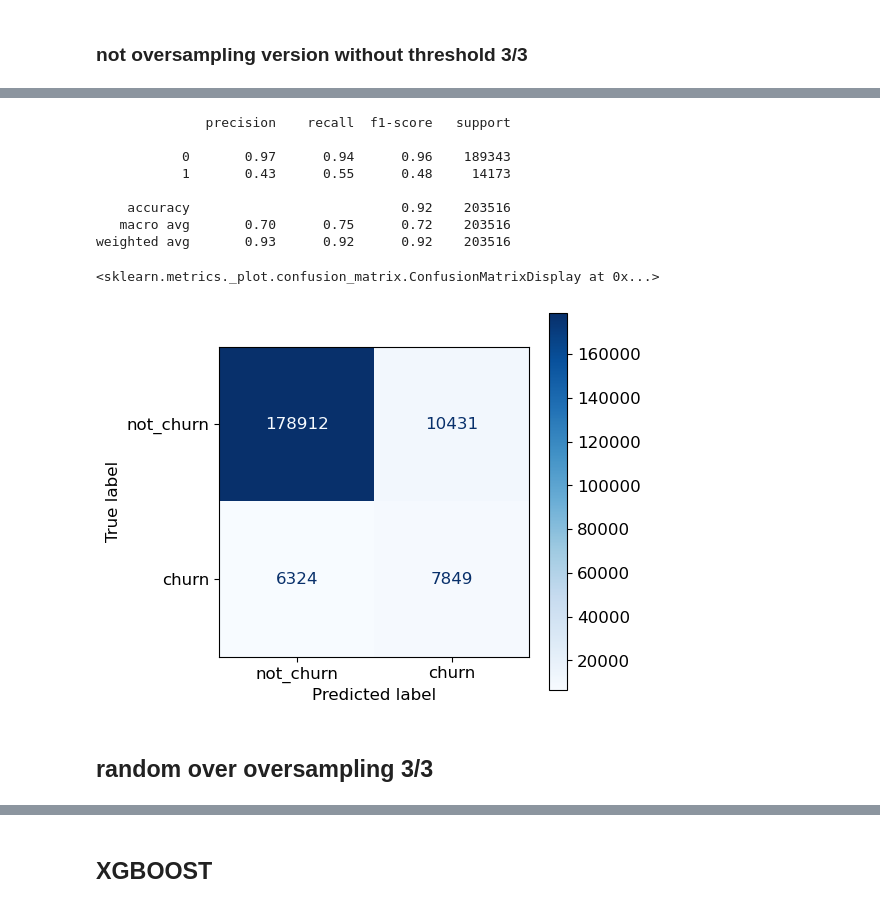
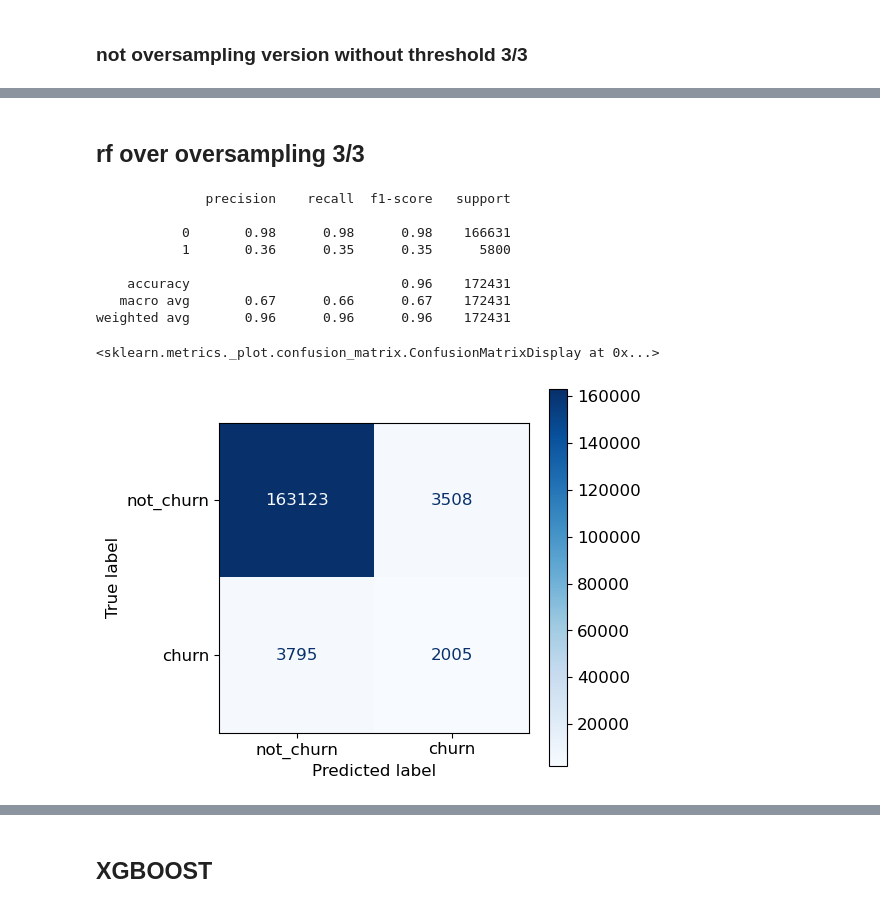
Before and after one commit to trisna26/alfagift_churn, a Jupyter notebook: churn_12.ipynb, the cells around one changed output, grey strips where cells are left out. Cells and saved outputs as stored; diff of their text form; code cells hidden in the pictures.

```diff
--- a/churn_12.ipynb
+++ b/churn_12.ipynb
@@ -199,13 +206,20 @@ df_tto_sel[df_tto_sel['SLA'].notnull()].head()
+# %%
+df_regis['SINCE_REGIS'] = df_regis['SINCE_REGIS'].fillna('-1')
 # %%
 df_tto_sel_g = df_tto_sel.groupby(['TRO_MEMBERS','TRO_DATE_MONTH','TRO_NO_ORDER'])\
                         .agg({'TRO_NET':'sum',
                               'TRO_NO_ORDER':'nunique',
                               'SLA':'first',
-                              'SLA_LATE':'first'
+                              'SLA_LATE':'first',
+                              'TRO_VOUCHER_USAGE':'sum',
+                              'TRO_PAYMENT_METHOD':'first'
+                              ''
                              })
 df_tto_sel_g = df_tto_sel_g.groupby(['TRO_MEMBERS','TRO_DATE_MONTH'])\
                         .agg({'TRO_NET':'sum',
                               'TRO_NO_ORDER':'sum',
                               'SLA':'sum',
-                              'SLA_LATE':'sum'
+                              'SLA_LATE':'sum',
+                              'TRO_VOUCHER_USAGE':'sum',
+                              'TRO_PAYMENT_METHOD':'nunique'
                              })
@@ -230,0 +251,2 @@ df_tto_re_pv = pd.merge(df_tto_re, df_pv, on='TRO_MEMBERS', how='left').fillna(0
+# %%
+df_tto_re_pv = pd.merge(df_tto_re_pv, df_regis, on='TRO_MEMBERS')
@@ -230,0 +257,2 @@ df_tto_re_pv = pd.merge(df_tto_re, df_pv, on='TRO_MEMBERS', how='left').fillna(0
+# %%
+df_tto_re_pv = df_tto_re_pv[df_tto_re_pv['SINCE_REGIS'].astype(int) > 0]
@@ -423,22 +780,13 @@ df_res[(df_res['label'] == 1) & (df_res['pred'] == 0)].head(10)
+# %% [markdown]
+## rf over oversampling 3/3
 # %%
-condition_2_3 = (
-((df_tto_re_pv['TRO_NET 2021-09'] > 0) & \
-(df_tto_re_pv['TRO_NET 2021-10'] > 0) & \
-(df_tto_re_pv['TRO_NET 2021-11'] > 0) & \
-(df_tto_re_pv['TRO_NET 2021-12'] == 0)) | \
-
-((df_tto_re_pv['TRO_NET 2021-09'] > 0) & \
-(df_tto_re_pv['TRO_NET 2021-10'] == 0) & \
-(df_tto_re_pv['TRO_NET 2021-11'] > 0) & \
-(df_tto_re_pv['TRO_NET 2021-12'] == 0)) |
-
-((df_tto_re_pv['TRO_NET 2021-09'] == 0) & \
-(df_tto_re_pv['TRO_NET 2021-10'] > 0) & \
-(df_tto_re_pv['TRO_NET 2021-11'] > 0) & \
-(df_tto_re_pv['TRO_NET 2021-12'] == 0))
+condition_3_3 = (
+          (df_tto_re_pv['TRO_NET 2021-09'] > 0) & \
+          (df_tto_re_pv['TRO_NET 2021-10'] > 0) & \
+          (df_tto_re_pv['TRO_NET 2021-11'] > 0) & \
+          (df_tto_re_pv['TRO_NET 2021-12'] == 0)
 )
-
-df_tto_re_pv['label'] = np.where(condition_2_3, 1, 0)
+df_tto_re_pv['label'] = np.where(condition_3_3, 1, 0)
 
 
 X = df_tto_re_pv.drop(
@@ -451,6 +799,8 @@ X = df_tto_re_pv.drop(
 'RATING_BELOW 2021-12',
 'RATING_AVG 2021-12',
 'PV 2021-12',
+'TRO_VOUCHER_USAGE 2021-12',
+'TRO_PAYMENT_METHOD 2021-12',
 'label'
 ], 1
 )
@@ -459,38 +809,36 @@ y = df_tto_re_pv['label']
 
 X_train, X_test, y_train, y_test = train_test_split(X, y, test_size=0.33, random_state=42, stratify=y)
 
 scaler = StandardScaler()
 scaler.fit(X_train)
 X_train = pd.DataFrame(scaler.transform(X_train), index=X_train.index)
 X_test = pd.DataFrame(scaler.transform(X_test), index=X_test.index)
 
 
 from imblearn.over_sampling import SMOTE
 oversampler = SMOTE(random_state=0)
 X_train ,y_train = oversampler.fit_resample(X_train, y_train)
 
 
 clf_ridge = RandomForestClassifier(n_jobs=32)
 clf_ridge.fit(X_train, y_train)
 # pred = clf_ridge.predict(X_test)
 pred = (clf_ridge.predict_proba(X_test)[:,1] >= 0.5).astype(int)
 
 
 print(classification_report(y_test, pred))
 fig, ax = plt.subplots(figsize=(5, 5), dpi=100)
 ConfusionMatrixDisplay.from_predictions(y_test, pred,
                                         cmap='Blues', display_labels= ['not_churn', 'churn'],
                                         ax = ax, values_format = 'd')
 # %% [output]
               precision    recall  f1-score   support
 
-           0       0.97      0.94      0.96    189343
-           1       0.43      0.55      0.48     14173
+           0       0.98      0.98      0.98    166631
+           1       0.36      0.35      0.35      5800
 
-    accuracy                           0.92    203516
-   macro avg       0.70      0.75      0.72    203516
-weighted avg       0.93      0.92      0.92    203516
+    accuracy                           0.96    172431
+   macro avg       0.67      0.66      0.67    172431
+weighted avg       0.96      0.96      0.96    172431
 <sklearn.metrics._plot.confusion_matrix.ConfusionMatrixDisplay at 0x...>
-[figure, old version]
+[figure, new version]
-# %% [markdown]
-## random over oversampling 3/3
```
Also changed, not shown: parts of 43 cells of this notebook, 3 other files.
